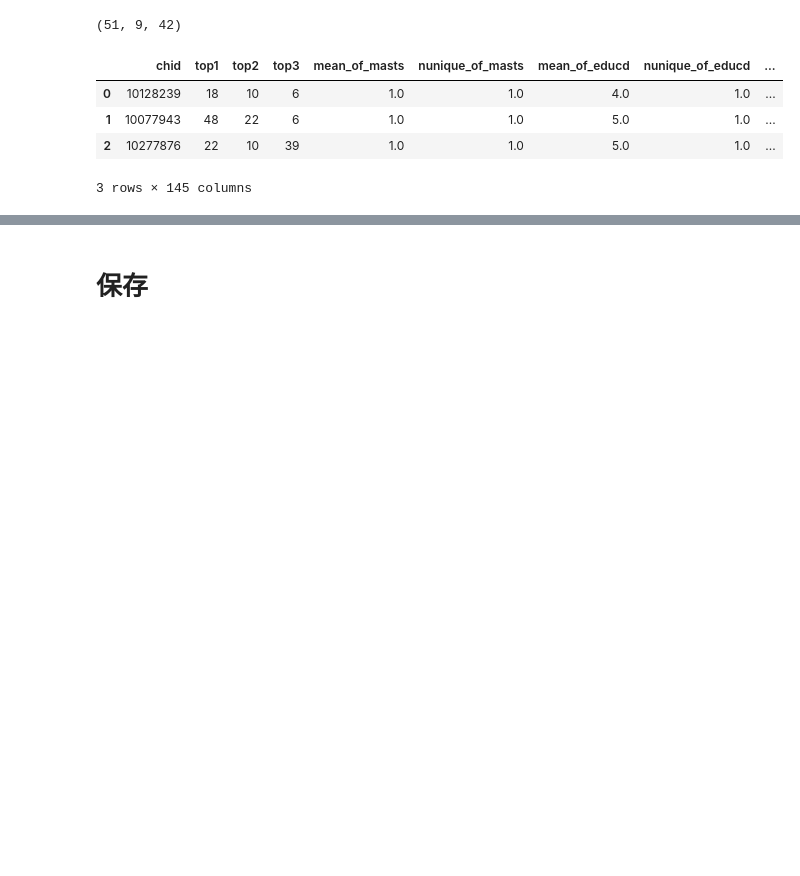
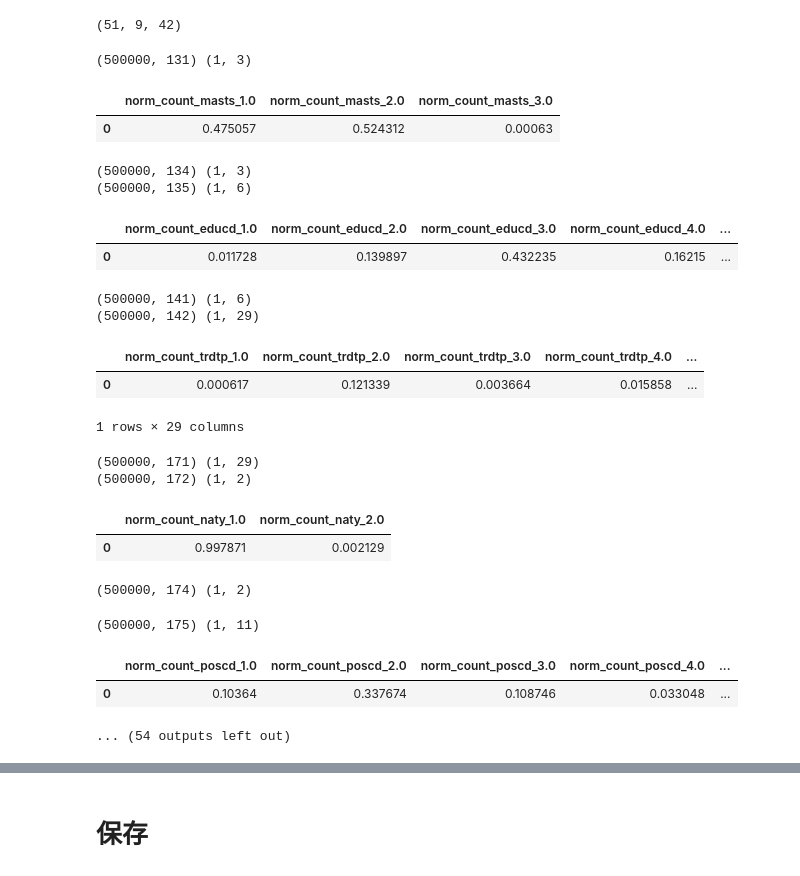
Before and after one commit to skywalker0803r/ESun2021WinterGame, a Jupyter notebook: notebook/整理資料.ipynb, the cells around one changed output, grey strips where cells are left out. Saved outputs shown, nothing was run; the diff lists cells and outputs as text; code cells hidden in the pictures; blank space fills up the shorter version.

```diff
--- a/notebook/整理資料.ipynb
+++ b/notebook/整理資料.ipynb
@@ -23,0 +6,5 @@ display(test_data.head())
+# %%
+train_data = df
+print(train_data.shape,test_data.shape)
+display(train_data.head())
+display(test_data.head())
@@ -31,38 +33,61 @@ len(feature_columns),len(categorical_features),len(numerical_features)
 # %% [output]
 (51, 9, 42)
 # %%
-from tqdm.notebook import tqdm
+from tqdm import tqdm
 for idx in tqdm(sample_submit.index[:3]): # demo用所以取前五筆 實際上應該取全部
     # 取出這一條row的chid
     chid = sample_submit.loc[idx,'chid']
 
     # 從歷史訓練數據抓對應的chid 算一些統計資訊 當作特徵 併入sample_submit裡面
 
     # 數值特徵統計資訊
     for col in tqdm(numerical_features):
         # 1.平均值  2.最大值  3.最小值
         sample_submit.loc[idx,f"mean_of_{col}"] = train_df.loc[train_df['chid']==chid,col].mean()
         sample_submit.loc[idx,f"max_of_{col}"] = train_df.loc[train_df['chid']==chid,col].max()
         sample_submit.loc[idx,f"min_of_{col}"] = train_df.loc[train_df['chid']==chid,col].min()
 
     # 類別特徵統計資訊
     for col in tqdm(categorical_features):
         # 1.nunique (這個欄位有多少種不一樣的數值)
         sample_submit.loc[idx,f"nunique_of_{col}"] = train_df.loc[train_df['chid']==chid,col].nunique()
+
         # 2.norm_count (這個欄位在每一種數值上出現的次數(count)除以總數(normalize)等於取平均(mean))
         cat_feat = pd.get_dummies(train_df[col],columns=col) # one hot 格式
         cat_feat = pd.DataFrame(cat_feat.mean(axis=0)).T # 取平均
         cat_feat.index = [idx] # 處理DataFrame格式
         cat_feat.columns = [ "norm_count_"+col+"_"+str(i) for i in cat_feat.columns] # 處理DataFrame格式
-        sample_submit.loc[[idx]] = sample_submit.loc[[idx]].join(cat_feat) # 合併DataFrame
+        print(sample_submit.shape,cat_feat.shape)
+        display(cat_feat)
+        try:
+            sample_submit = sample_submit.join(cat_feat)# 合併DataFrame
+        except:
+            sample_submit.loc[idx,cat_feat.columns] = cat_feat.values.reshape(-1)
+        print(sample_submit.shape,cat_feat.shape)
 
 sample_submit.head(3)
 # %% [output]
+(500000, 131) (1, 3)
-|  | chid | top1 | top2 | top3 | mean_of_masts | nunique_of_masts | mean_of_educd | nunique_of_educd | ... |
-| 0 | 10128239 | 18 | 10 | 6 | 1.0 | 1.0 | 4.0 | 1.0 | ... |
-| 1 | 10077943 | 48 | 22 | 6 | 1.0 | 1.0 | 5.0 | 1.0 | ... |
-| 2 | 10277876 | 22 | 10 | 39 | 1.0 | 1.0 | 5.0 | 1.0 | ... |
+|  | norm_count_masts_1.0 | norm_count_masts_2.0 | norm_count_masts_3.0 |
+| 0 | 0.475057 | 0.524312 | 0.00063 |
-3 rows × 145 columns
+(500000, 134) (1, 3)
+(500000, 135) (1, 6)
+|  | norm_count_educd_1.0 | norm_count_educd_2.0 | norm_count_educd_3.0 | norm_count_educd_4.0 | ... |
+| 0 | 0.011728 | 0.139897 | 0.432235 | 0.16215 | ... |
+(500000, 141) (1, 6)
+(500000, 142) (1, 29)
+|  | norm_count_trdtp_1.0 | norm_count_trdtp_2.0 | norm_count_trdtp_3.0 | norm_count_trdtp_4.0 | ... |
+| 0 | 0.000617 | 0.121339 | 0.003664 | 0.015858 | ... |
+1 rows × 29 columns
+(500000, 171) (1, 29)
+(500000, 172) (1, 2)
+|  | norm_count_naty_1.0 | norm_count_naty_2.0 |
+| 0 | 0.997871 | 0.002129 |
+(500000, 174) (1, 2)
+(500000, 175) (1, 11)
+|  | norm_count_poscd_1.0 | norm_count_poscd_2.0 | norm_count_poscd_3.0 | norm_count_poscd_4.0 | ... |
+| 0 | 0.10364 | 0.337674 | 0.108746 | 0.033048 | ... |
+... (54 outputs left out)
 # %%
 sample_submit.head(10)
 # %% [output]
```
Also changed, not shown: parts of 5 cells of this notebook.
